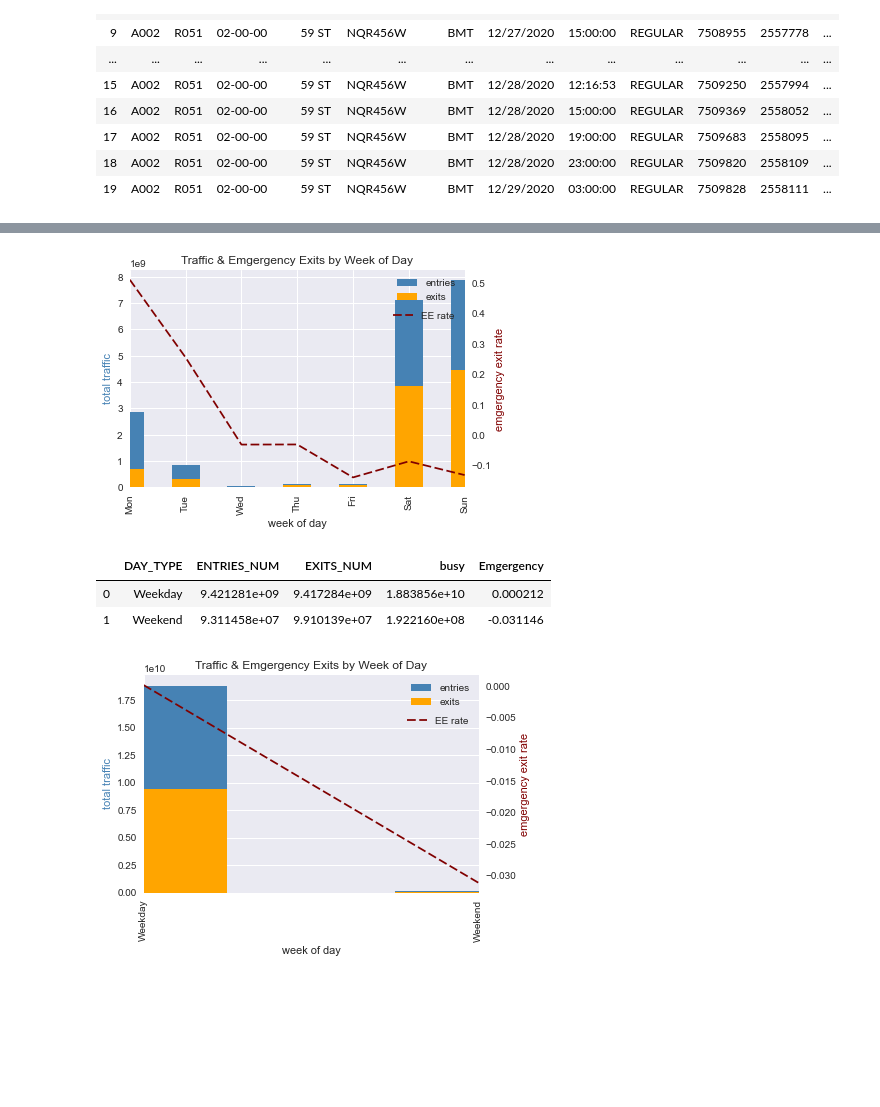
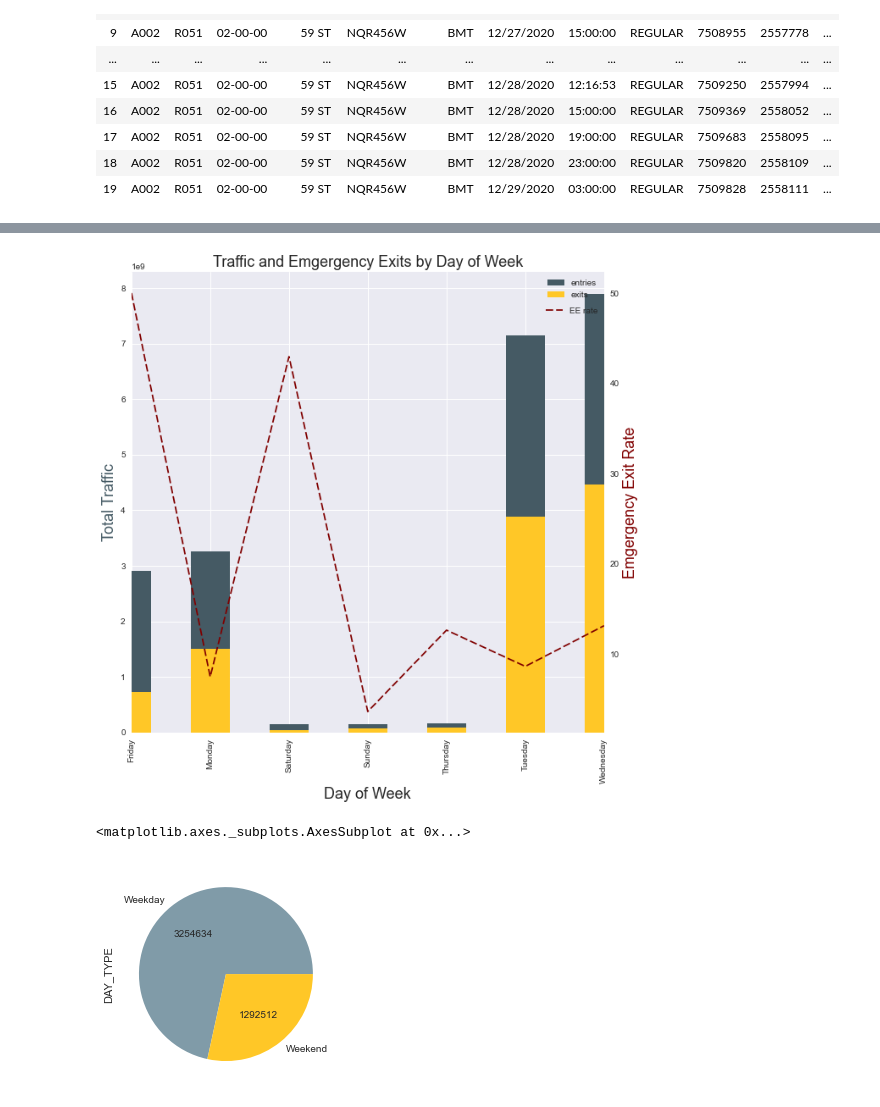
Before and after one commit to SaraAlAbdulsalam/EDA_MTA_Project, a Jupyter notebook: MTA Analysis.ipynb, the cells around one changed output, grey strips where cells are left out. Cells and saved outputs as stored; diff of their text form; code cells hidden in the pictures; blank space fills up the shorter version.

```diff
--- a/MTA Analysis.ipynb
+++ b/MTA Analysis.ipynb
@@ -150,3 +150,3 @@ turnstiles_df
 # %%
 #Add a column for the total traffic (ENTRIES_NUM + EXITS_NUM) and name it busy
-turnstiles_df['busy'] = turnstiles_df['ENTRIES_NUM'].values + turnstiles_df['EXITS_NUM'].values
+turnstiles_df['Congestion'] = turnstiles_df['ENTRIES_NUM'].values + turnstiles_df['EXITS_NUM'].values
@@ -229,4 +263,4 @@ turnstiles_df
 # %%
 #Have a new dataframe of the number of Emgergency exits which is the ENTRIE number - EXITS number divided by the total traffic
-weekday_ave = turnstiles_df[['ENTRIES_NUM', 'EXITS_NUM', 'busy', 'WEEKDAY']].groupby('WEEKDAY').sum().reset_index().sort_values(by = 'WEEKDAY')
-weekday_ave['Emgergency'] = (weekday_ave['ENTRIES_NUM'] - weekday_ave['EXITS_NUM'])/weekday_ave['busy']
+weekday_ave = turnstiles_df[['ENTRIES_NUM', 'EXITS_NUM', 'Congestion', 'WEEKDAY']].groupby('WEEKDAY').sum().reset_index().sort_values(by = 'WEEKDAY')
+weekday_ave['Emgergency'] = (abs(weekday_ave['ENTRIES_NUM'] - weekday_ave['EXITS_NUM'])/weekday_ave['Congestion'])*100
@@ -233,56 +278,33 @@ weekday_ave['Emgergency'] = (weekday_ave['ENTRIES_NUM'] - weekday_ave['EXITS_NUM
 # %%
 #Plot the Emgergency exits with the EXITS and ENTRIES for each day of the week
 from matplotlib.ticker import FuncFormatter
 
-fig, ax1 = plt.subplots()
+fig, ax1 = plt.subplots(figsize=(10,10))
+
 ax2 = ax1.twinx()
-p1 = weekday_ave['busy'].plot(kind='bar', color='steelblue', ax=ax1, label = 'entries')
+p1 = weekday_ave['Congestion'].plot(kind='bar', color='#455A64', ax=ax1, label = 'entries')
 p1.legend(loc = 1)
-p2 = weekday_ave['EXITS_NUM'].plot(kind='bar', color='orange', ax=ax1, label = 'exits')
+p2 = weekday_ave['EXITS_NUM'].plot(kind='bar', color='#FFC727', ax=ax1, label = 'exits')
 p2.legend(loc = 1)
 p3 = weekday_ave['Emgergency'].plot(kind='line', dashes = [5, 2], color='maroon', ax=ax2, label = 'EE rate')
-p3.legend(loc = (0.775, 0.75))
+p3.legend(loc = (0.87, 0.9))
 
-plt.xticks((0,1,2,3,4,5,6),('Mon', 'Tue', 'Wed', 'Thu', 'Fri', 'Sat', 'Sun'))
-ax1.set_xlabel('week of day')
-ax1.set_ylabel('total traffic', color='steelblue')
+plt.xticks((0,1,2,3,4,5,6),(weekday_ave['WEEKDAY']), rotation='horizontal')
 
-ax2.set_ylabel('emgergency exit rate', color='maroon')
+ax1.set_xlabel('Day of Week', size = 18)
+ax1.set_ylabel('Total Traffic', color='#455A64', size = 18)
+
+ax2.set_ylabel('Emgergency Exit Rate', color='maroon', size = 18)
 ax2.grid(False)
-plt.title('Traffic & Emgergency Exits by Week of Day', size = 12)
+plt.title('Traffic and Emgergency Exits by Day of Week', size = 18)
 plt.show()
 # %% [output]
-[figure, old version]
+[figure, new version]
-# %%
-#Have a new dataframe of the number of Emgergency exits which is the ENTRIE number - EXITS number divided by the total traffic
-weekday_ave = turnstiles_df[['ENTRIES_NUM', 'EXITS_NUM', 'busy', 'DAY_TYPE']].groupby('DAY_TYPE').sum().reset_index().sort_values(by = 'DAY_TYPE')
-weekday_ave['Emgergency'] = (weekday_ave['ENTRIES_NUM'] - weekday_ave['EXITS_NUM'])/weekday_ave['busy']
-weekday_ave
-# %% [output]
-|  | DAY_TYPE | ENTRIES_NUM | EXITS_NUM | busy | Emgergency |
-| 0 | Weekday | 9.421281e+09 | 9.417284e+09 | 1.883856e+10 | 0.000212 |
-| 1 | Weekend | 9.311458e+07 | 9.910139e+07 | 1.922160e+08 | -0.031146 |
-# %%
-#Plot the Emgergency exits with the EXITS and ENTRIES for the weekends and weekdays
-
-from matplotlib.ticker import FuncFormatter
-
-fig, ax1 = plt.subplots()
-ax2 = ax1.twinx()
-p1 = weekday_ave['busy'].plot(kind='bar', color='steelblue', ax=ax1, label = 'entries')
-p1.legend(loc = 1)
-p2 = weekday_ave['EXITS_NUM'].plot(kind='bar', color='orange', ax=ax1, label = 'exits')
-p2.legend(loc = 1)
-p3 = weekday_ave['Emgergency'].plot(kind='line', dashes = [5, 2], color='maroon', ax=ax2, label = 'EE rate')
-p3.legend(loc = (0.775, 0.75))
-
-plt.xticks((0,1),('Weekday', 'Weekend'))
-ax1.set_xlabel('week of day')
-ax1.set_ylabel('total traffic', color='steelblue')
-
-ax2.set_ylabel('emgergency exit rate', color='maroon')
-ax2.grid(False)
-plt.title('Traffic & Emgergency Exits by Week of Day', size = 12)
-plt.show()
-# %% [output]
-[figure, removed]
+# %%
+#plot pie chart of day type column
+DAY_TYPE = turnstiles_df['DAY_TYPE'].value_counts()
+colors = ['#809BA8','#FFC727']
+DAY_TYPE.plot.pie(autopct=lambda x: '{:.0f}'.format(x*DAY_TYPE.sum()/100), colors = colors )
+# %% [output]
+<matplotlib.axes._subplots.AxesSubplot at 0x...>
+[figure, added]
```
Also changed, not shown: parts of 13 cells of this notebook.
